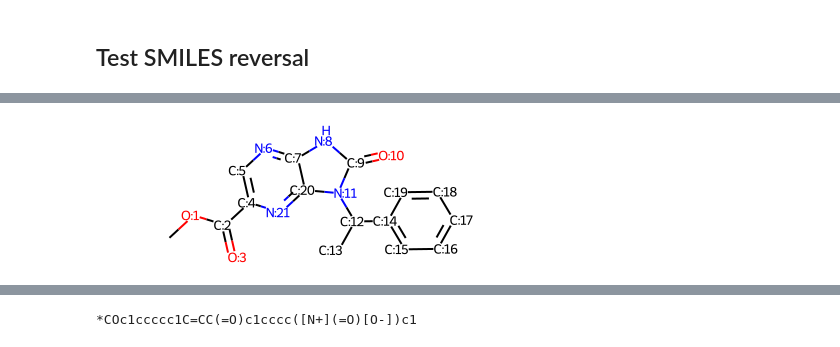
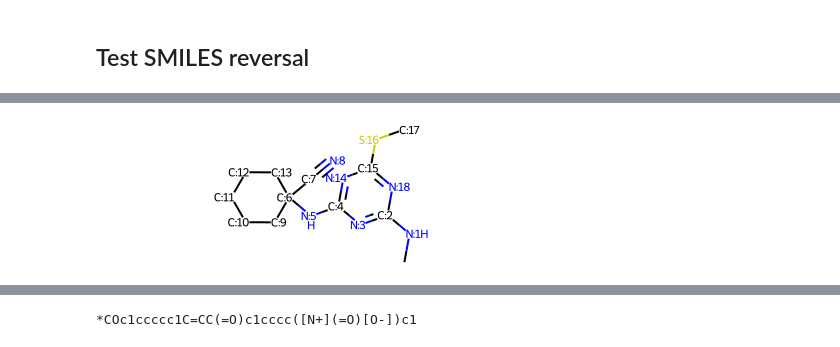
Before and after one commit to MorganCThomas/SMILES-RNN, a Jupyter notebook: playground.ipynb, the cells around one changed output, grey strips where cells are left out. Drawn from its saved outputs; the diff is of its cells as text; code cells hidden in the pictures.

```diff
--- a/playground.ipynb
+++ b/playground.ipynb
@@ -41,4 +218,5 @@ atom_idx = [0, 15]
 # %%
+smiles=test_smiles[-3]
 mol_with_atom_index(Chem.MolFromSmiles(smiles))
 # %% [output]
-[figure, old version]
+[figure, new version]
```
Also changed, not shown: parts of 14 cells of this notebook, 1 other file.
